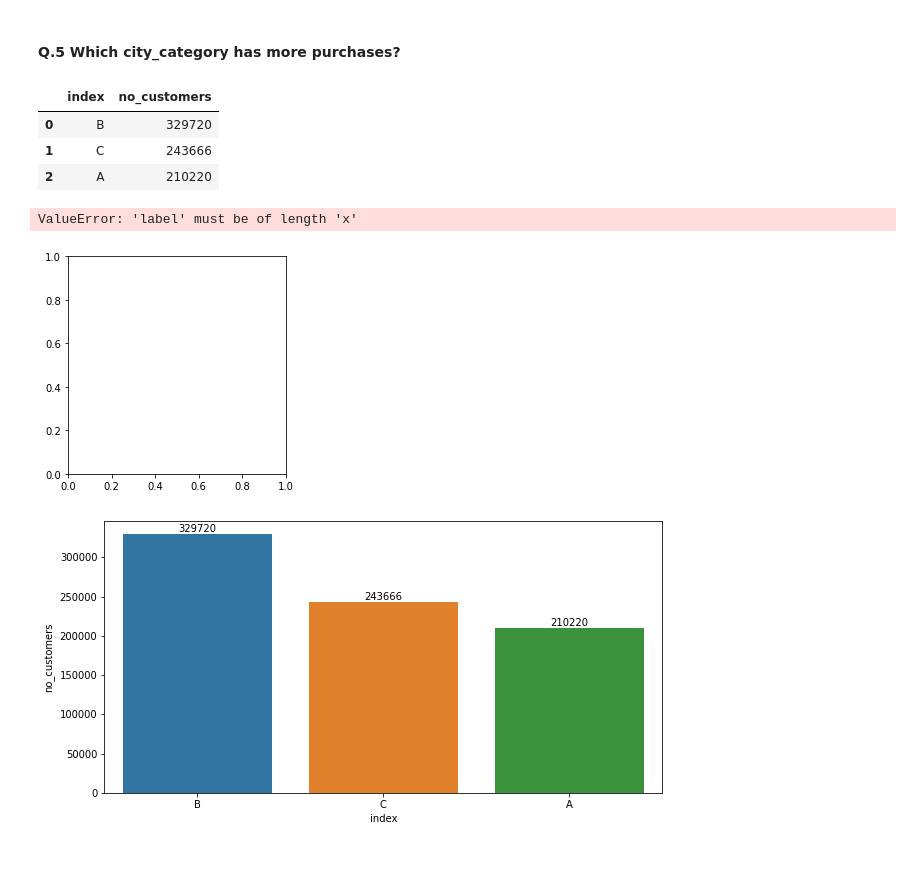
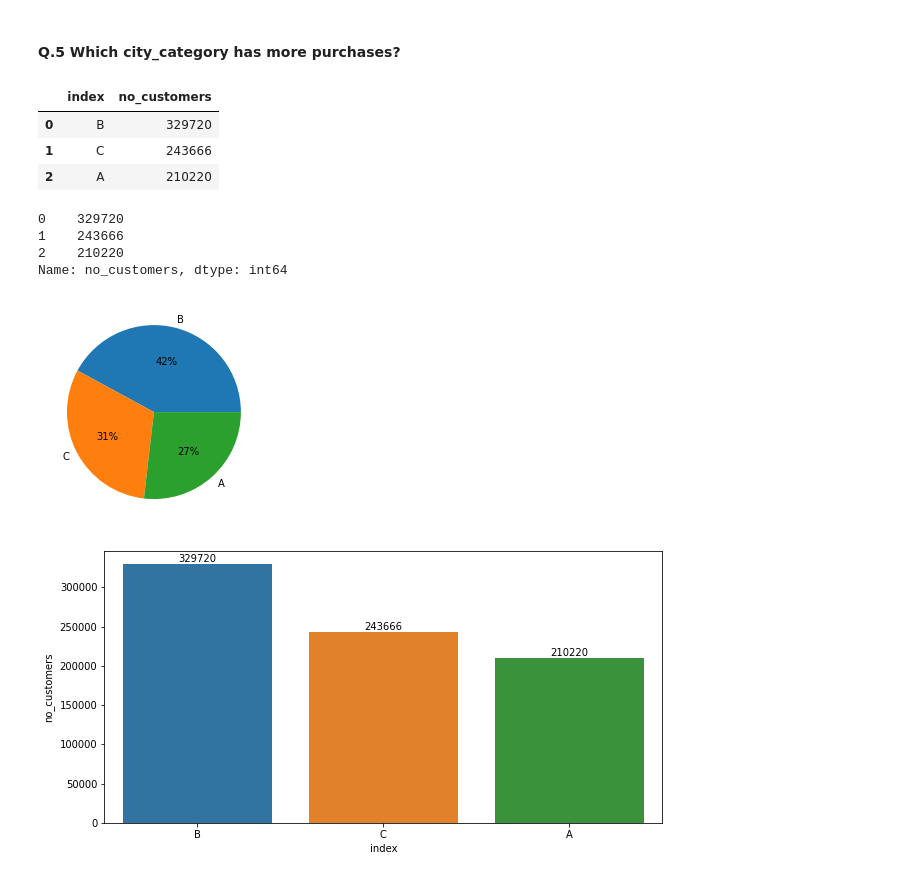
Before and after one commit to kirandhasade/Black_Friday_Analysis, a Jupyter notebook: Black friday.ipynb, the cells around one changed output. Drawn from its saved outputs; the diff is of its cells as text; code cells hidden in the pictures.

```diff
--- a/Black friday.ipynb
+++ b/Black friday.ipynb
@@ -407,16 +407,26 @@ chart_by_product_category(dataframe = analysis_df, cat_col_name = 'product_categ
 # %%
 count_cust_city_cat_df = analysis_df['city_category'].value_counts().reset_index(name='no_customers')
 count_cust_city_cat_df
+
+city_category_index=count_cust_city_cat_df['index']
-# %% [output]
-|  | index | no_customers |
-| 0 | B | 329720 |
-| 1 | C | 243666 |
-| 2 | A | 210220 |
+# %%
+count_cust_city_cat_df
+# %% [output]
+|  | index | no_customers |
+| 0 | B | 329720 |
+| 1 | C | 243666 |
+| 2 | A | 210220 |
+# %%
+count_cust_city_cat_df.no_customers
+# %% [output]
+0    329720
+1    243666
+2    210220
+Name: no_customers, dtype: int64
 # %%
-graph = plt.pie(count_cust_city_cat_df.no_customers, labels = count_male_female_df['index'],  autopct='%.0f%%')
+graph = plt.pie(count_cust_city_cat_df.no_customers, labels = city_category_index,  autopct='%.0f%%')
 # %% [output]
-ValueError: 'label' must be of length 'x'
-[figure, old version]
+[figure, new version]
 # %%
 plt.figure(figsize=(10,5))
 
```
Also changed, not shown: parts of 14 cells of this notebook.
